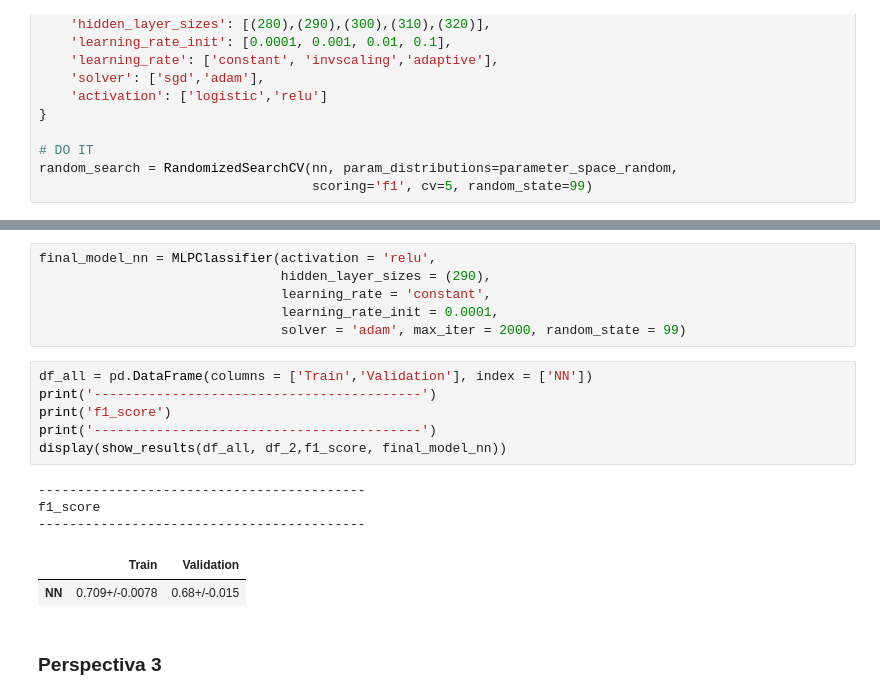
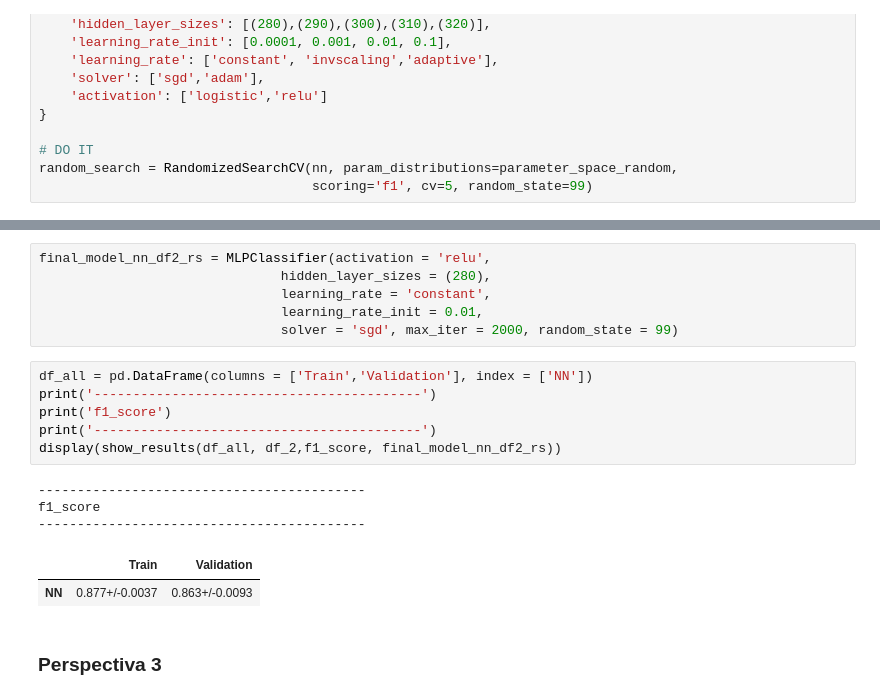
Before and after one commit to dalmeida64/NOVAIMS_EDSB25_30, a Jupyter notebook: src/03_Models/0304_Neural_Networks.ipynb, the cells around one changed output, grey strips where cells are left out. Cells and saved outputs as stored; diff of their text form.

```diff
--- a/src/03_Models/0304_Neural_Networks.ipynb
+++ b/src/03_Models/0304_Neural_Networks.ipynb
@@ -217,21 +201,21 @@ Best Score:  0.6870663316897992
 # %%
-final_model_nn = MLPClassifier(activation = 'relu',
-                               hidden_layer_sizes = (290),
+final_model_nn_df2_rs = MLPClassifier(activation = 'relu',
+                               hidden_layer_sizes = (280),
                                learning_rate = 'constant',
-                               learning_rate_init = 0.0001,
-                               solver = 'adam', max_iter = 2000, random_state = 99)
+                               learning_rate_init = 0.01,
+                               solver = 'sgd', max_iter = 2000, random_state = 99)
 # %%
 df_all = pd.DataFrame(columns = ['Train','Validation'], index = ['NN'])
 print('------------------------------------------')
 print('f1_score')
 print('------------------------------------------')
-display(show_results(df_all, df_2,f1_score, final_model_nn))
+display(show_results(df_all, df_2,f1_score, final_model_nn_df2_rs))
 # %% [output]
 ------------------------------------------
 f1_score
 ------------------------------------------
 |  | Train | Validation |
-| NN | 0.709+/-0.0078 | 0.68+/-0.015 |
+| NN | 0.877+/-0.0037 | 0.863+/-0.0093 |
 # %% [markdown]
 ### Perspectiva 3
 # %%
```
Also changed, not shown: parts of 27 cells of this notebook, 5 other files.
